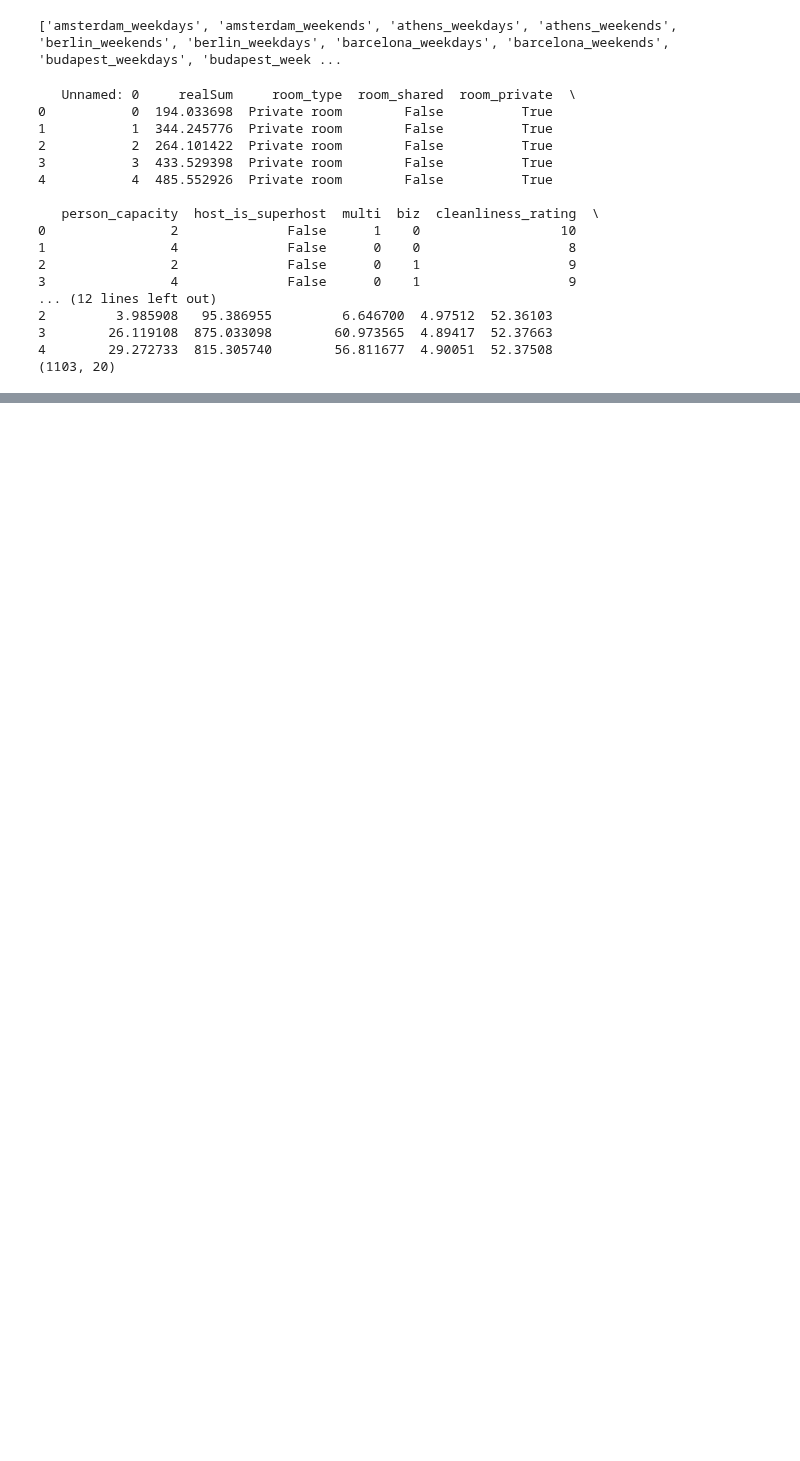
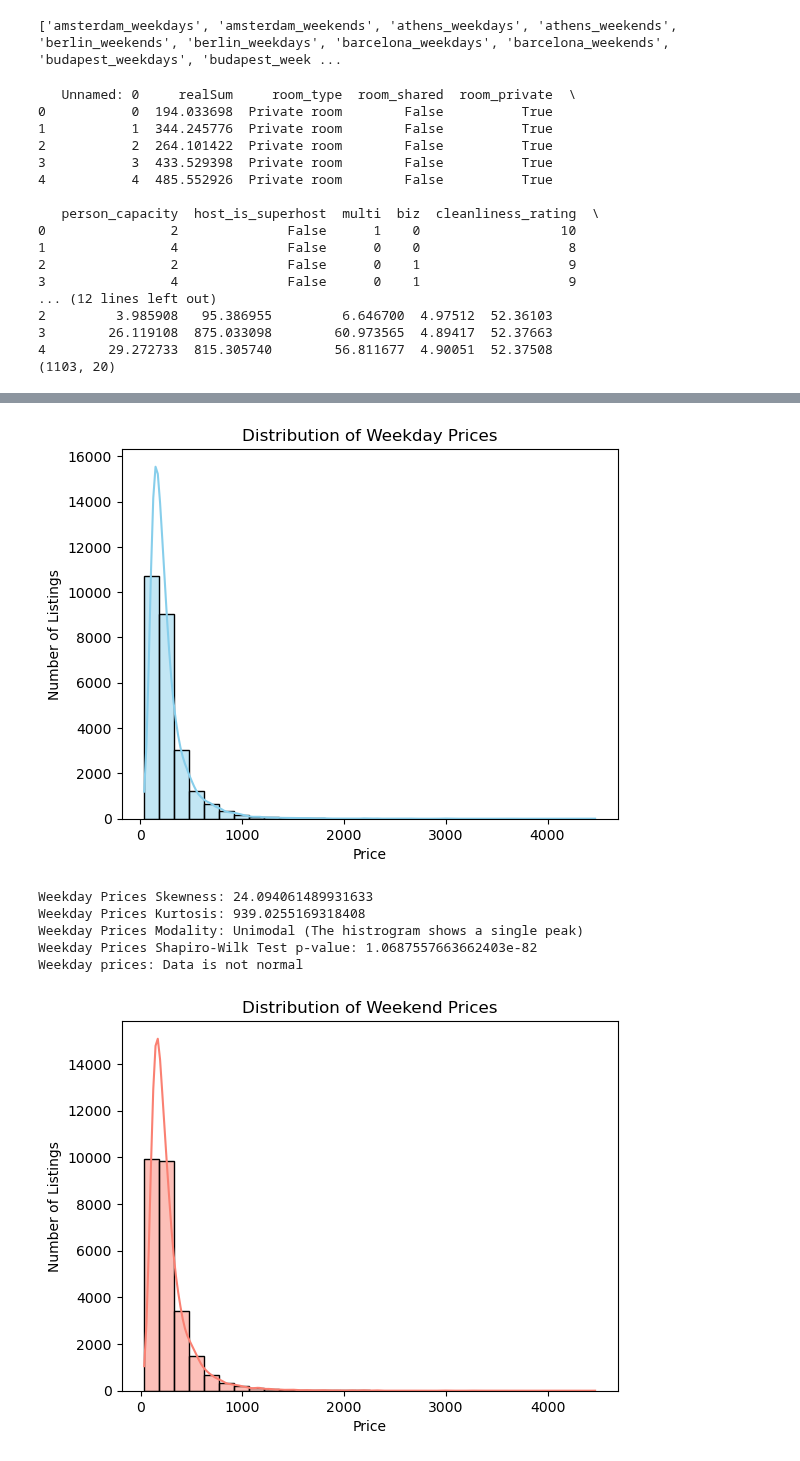
Before and after one commit to StefanFSmid/ASDA_2025_Group_3_Porfolio, a Jupyter notebook: notebooks/week_04_group_3_notebook.ipynb, the cells around one changed output, grey strips where cells are left out. Cells and saved outputs as stored; diff of their text form; code cells hidden in the pictures; blank space fills up the shorter version.

```diff
--- a/notebooks/week_04_group_3_notebook.ipynb
+++ b/notebooks/week_04_group_3_notebook.ipynb
@@ -64,0 +544,70 @@ print(merged_airbnbdf.head())
+# %%
+# Q7. Plot the distribution of price (former realSum) for both weekday and weekend offers
+# a. check normality, skewness, modality
+
+from scipy.stats import skew, kurtosis, shapiro
+
+# Separate prices for weekdays and weekends
+weekday_prices = merged_airbnbdf[merged_airbnbdf['day_type'] == 'Weekdays']['price']
+weekend_prices = merged_airbnbdf[merged_airbnbdf['day_type'] == 'Weekends']['price']
+
+# Take a random sample (e.g., 5000) from a large dataset
+weekday_sample = merged_airbnbdf[merged_airbnbdf['day_type'] == 'Weekdays']['price'].sample(5000, random_state=1)
+weekend_sample = merged_airbnbdf[merged_airbnbdf['day_type'] == 'Weekends']['price'].sample(5000, random_state=1)
+
+# Plot for weekdays
+sns.histplot(weekday_prices[weekday_prices < 5000], bins=30, kde=True, color='skyblue')
+plt.title("Distribution of Weekday Prices")
+plt.xlabel("Price")
+plt.ylabel("Number of Listings")
+plt.show()
+
+print("Weekday Prices Skewness:", skew(weekday_prices))
+print("Weekday Prices Kurtosis:", kurtosis(weekday_prices))
+print("Weekday Prices Modality: Unimodal (The histrogram shows a single peak)")
+
+# Shapiro-Wilk test for Weekday prices
+stat_w, p_w = shapiro(weekday_sample)
+print("Weekday Prices Shapiro-Wilk Test p-value:", p_w)
+if p_w > 0.05:
+    print("Weekday prices: Data looks normal")
+else:
+    print("Weekday prices: Data is not normal")
+
+
+#  Plot for weekends
+sns.histplot(weekend_prices[weekend_prices < 5000], bins=30, kde=True, color='salmon')
+plt.title("Distribution of Weekend Prices")
+plt.xlabel("Price")
+plt.ylabel("Number of Listings")
+plt.show()
+
+print("Weekend Prices Skewness:", skew(weekend_prices))
+print("Weekend Prices Kurtosis:", kurtosis(weekend_prices))
+print("Weekend Prices Modality: Unimodal (The histrogram shows a single peak)")
+
+stat_we, p_we = shapiro(weekend_sample)
+print("Weekend Prices Shapiro-Wilk Test p-value:", p_we)
+if p_we > 0.05:
+    print("Weekend prices: Data looks normal")
+else:
+    print("Weekend prices: Data is not normal")
+
+# Print Analysis
+print("""
+Analysis: The distribution of Airbnb prices for both weekdays and weekends is highly right-skewed,
+with skewness values of 24.1 for weekdays and 16.6 for weekends. Both distributions have
+extremely high kurtosis (939 for weekdays, 566 for weekends), indicating heavy tails and
+the presence of extreme outliers. The histograms show a unimodal distribution, with a single
+peak at lower price ranges. The Shapiro-Wilk test on a sample of 5,000 listings confirms that
+the price distributions are not normal (p-values << 0.05). Overall, most listings are clustered
+at lower prices, but a few extremely high-priced listings create a long right tail.
+      """)
+# %% [output]
+[figure, added]
+Weekday Prices Skewness: 24.094061489931633
+Weekday Prices Kurtosis: 939.0255169318408
+Weekday Prices Modality: Unimodal (The histrogram shows a single peak)
+Weekday Prices Shapiro-Wilk Test p-value: 1.0687557663662403e-82
+Weekday prices: Data is not normal
+[figure, added]
```
Also changed, not shown: parts of 35 cells of this notebook.
